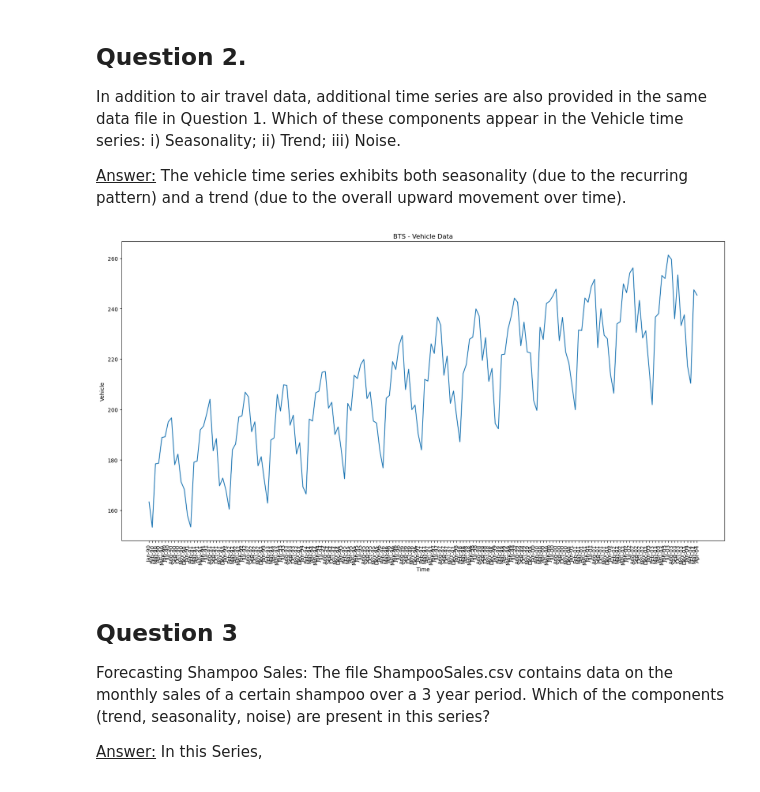
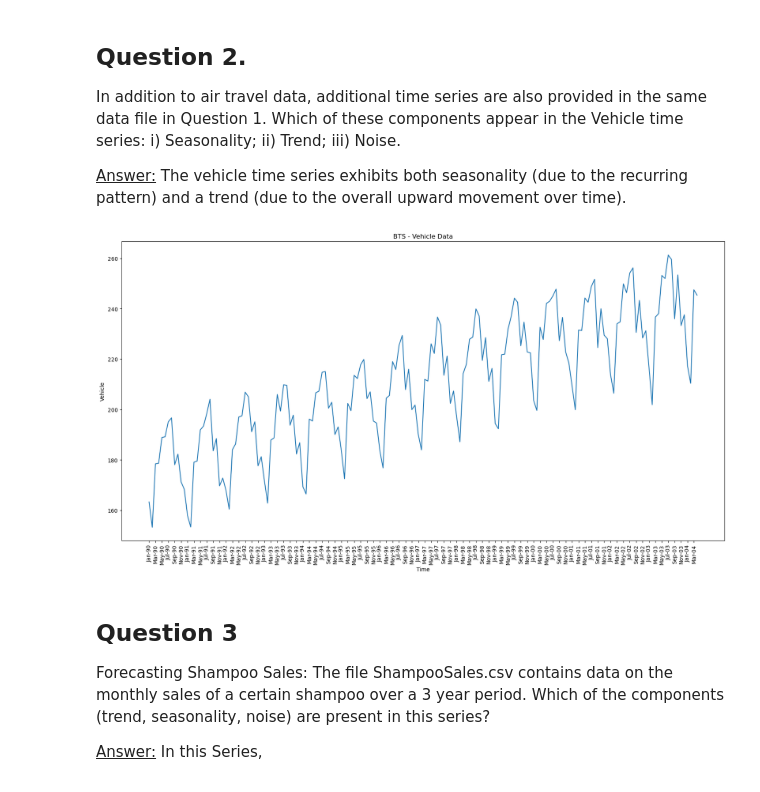
Before and after one commit to babli18/Time-Series, a Jupyter notebook: Assignment 1/Assignment1.ipynb, the cells around one changed output. Saved outputs shown, nothing was run; the diff lists cells and outputs as text; code cells hidden in the pictures.

```diff
--- a/Assignment 1/Assignment1.ipynb
+++ b/Assignment 1/Assignment1.ipynb
@@ -67,13 +68,14 @@ The vehicle time series exhibits both seasonality (due to the recurring pattern)
 # %%
 plt.figure(figsize=(20,10))
 sns.lineplot(data=bts_df, x = "Month", y = "Vehicle")
 plt.xlabel('Time')
 plt.ylabel('Vehicle',)
 plt.xticks(rotation=90)
 plt.title('BTS - Vehicle Data')
+plt.xticks(bts_df['Month'][::2])
 plt.show()
 # %% [output]
-[figure, old version]
+[figure, new version]
 # %% [markdown]
 ## Question 3
 Forecasting Shampoo Sales: The file ShampooSales.csv contains data on the monthly sales of a certain shampoo over a 3 year period.
```
Also changed, not shown: parts of 12 cells of this notebook.
